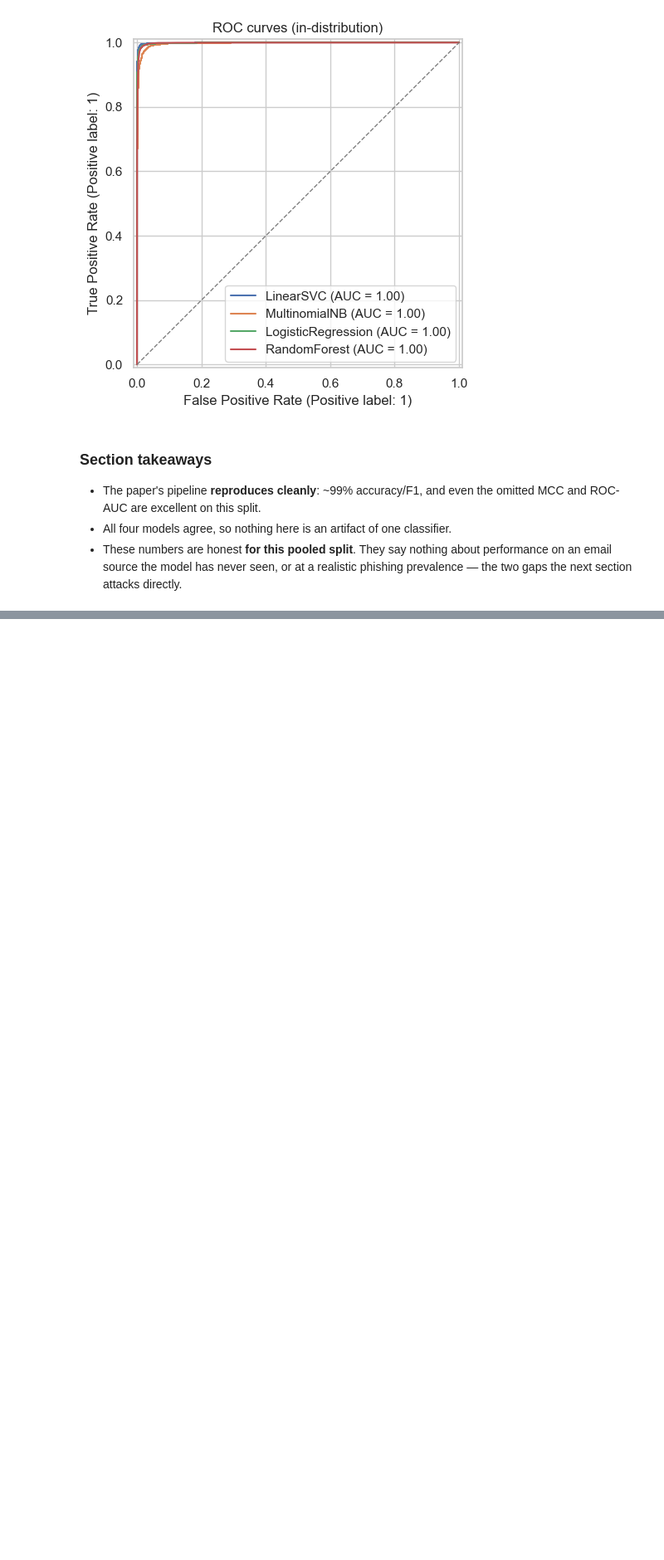
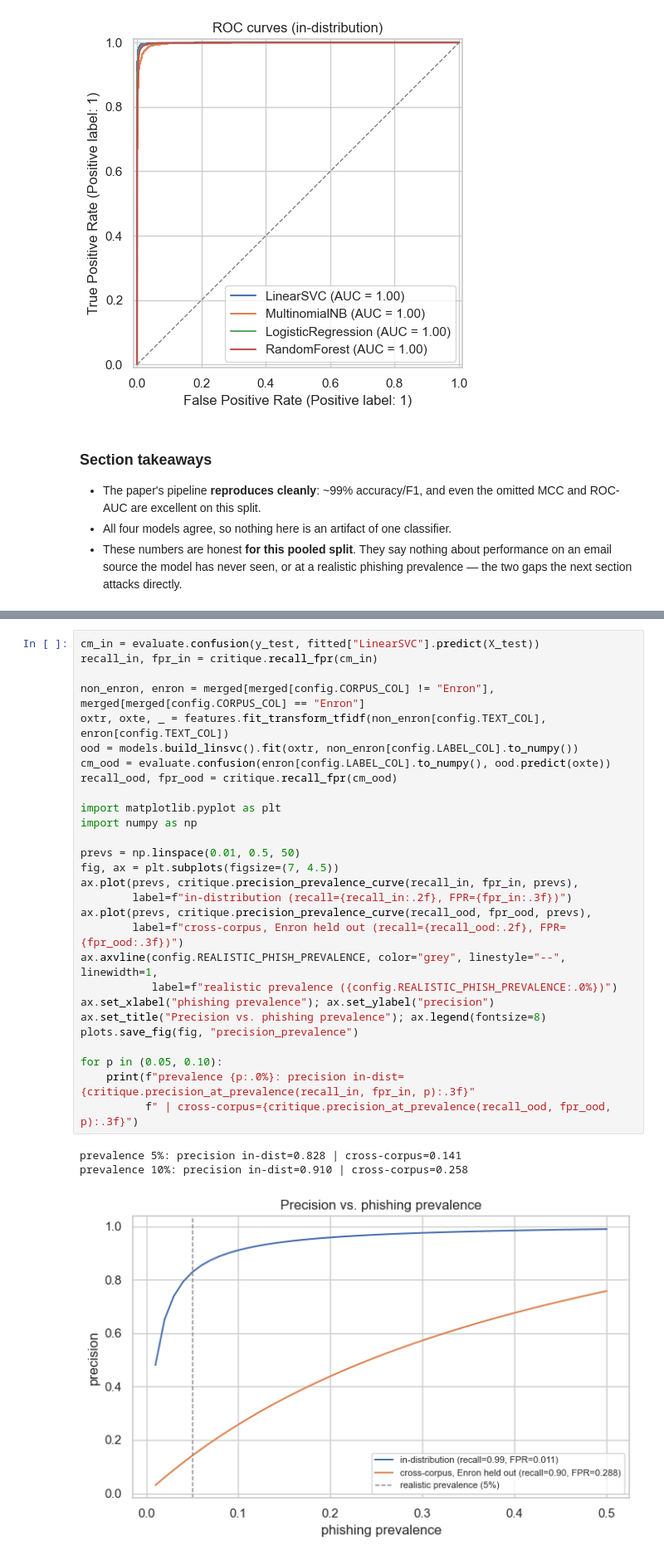
Before and after one commit to Imreec/phishing-detection-ds-cyber, a Jupyter notebook: notebooks/phishing_critique.ipynb, the cells around one changed output, grey strips where cells are left out. Shown at 83% size. Drawn from its saved outputs; the diff is of its cells as text; blank space fills up the shorter version.

```diff
--- a/notebooks/phishing_critique.ipynb
+++ b/notebooks/phishing_critique.ipynb
@@ -479,0 +681,32 @@ best in-distribution model by MCC: LinearSVC
+# %%
+cm_in = evaluate.confusion(y_test, fitted["LinearSVC"].predict(X_test))
+recall_in, fpr_in = critique.recall_fpr(cm_in)
+
+non_enron, enron = merged[merged[config.CORPUS_COL] != "Enron"], merged[merged[config.CORPUS_COL] == "Enron"]
+oxtr, oxte, _ = features.fit_transform_tfidf(non_enron[config.TEXT_COL], enron[config.TEXT_COL])
+ood = models.build_linsvc().fit(oxtr, non_enron[config.LABEL_COL].to_numpy())
+cm_ood = evaluate.confusion(enron[config.LABEL_COL].to_numpy(), ood.predict(oxte))
+recall_ood, fpr_ood = critique.recall_fpr(cm_ood)
+
+import matplotlib.pyplot as plt
+import numpy as np
+
+prevs = np.linspace(0.01, 0.5, 50)
+fig, ax = plt.subplots(figsize=(7, 4.5))
+ax.plot(prevs, critique.precision_prevalence_curve(recall_in, fpr_in, prevs),
+        label=f"in-distribution (recall={recall_in:.2f}, FPR={fpr_in:.3f})")
+ax.plot(prevs, critique.precision_prevalence_curve(recall_ood, fpr_ood, prevs),
+        label=f"cross-corpus, Enron held out (recall={recall_ood:.2f}, FPR={fpr_ood:.3f})")
+ax.axvline(config.REALISTIC_PHISH_PREVALENCE, color="grey", linestyle="--", linewidth=1,
+           label=f"realistic prevalence ({config.REALISTIC_PHISH_PREVALENCE:.0%})")
+ax.set_xlabel("phishing prevalence"); ax.set_ylabel("precision")
+ax.set_title("Precision vs. phishing prevalence"); ax.legend(fontsize=8)
+plots.save_fig(fig, "precision_prevalence")
+
+for p in (0.05, 0.10):
+    print(f"prevalence {p:.0%}: precision in-dist={critique.precision_at_prevalence(recall_in, fpr_in, p):.3f}"
+          f" | cross-corpus={critique.precision_at_prevalence(recall_ood, fpr_ood, p):.3f}")
+# %% [output]
+prevalence 5%: precision in-dist=0.828 | cross-corpus=0.141
+prevalence 10%: precision in-dist=0.910 | cross-corpus=0.258
+[figure, added]
```
Also changed, not shown: parts of 25 cells of this notebook, 3 other files.
